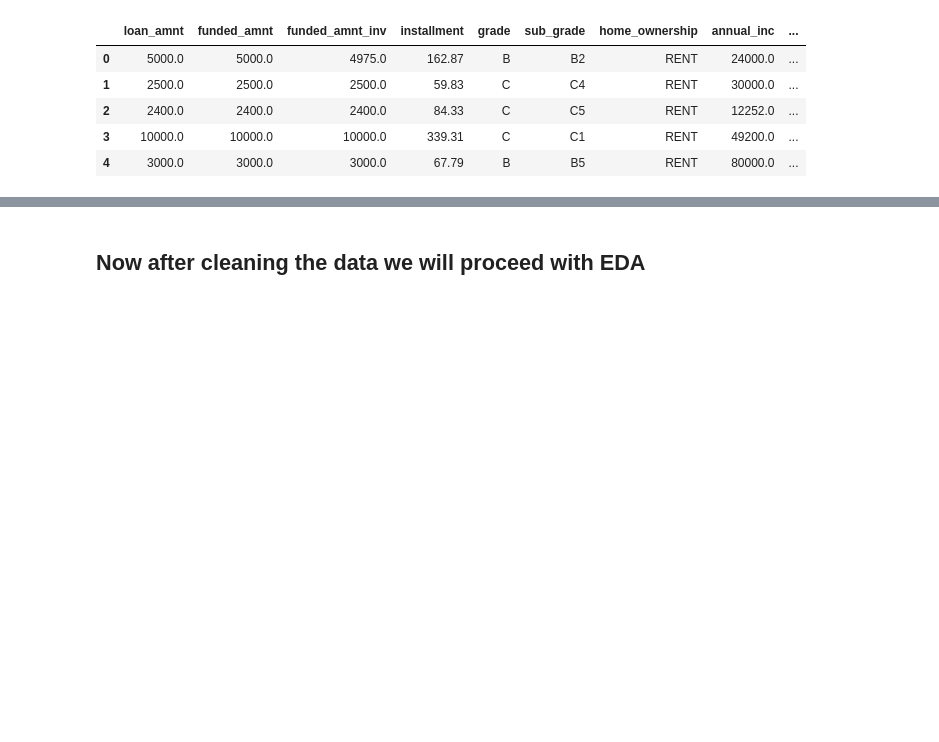
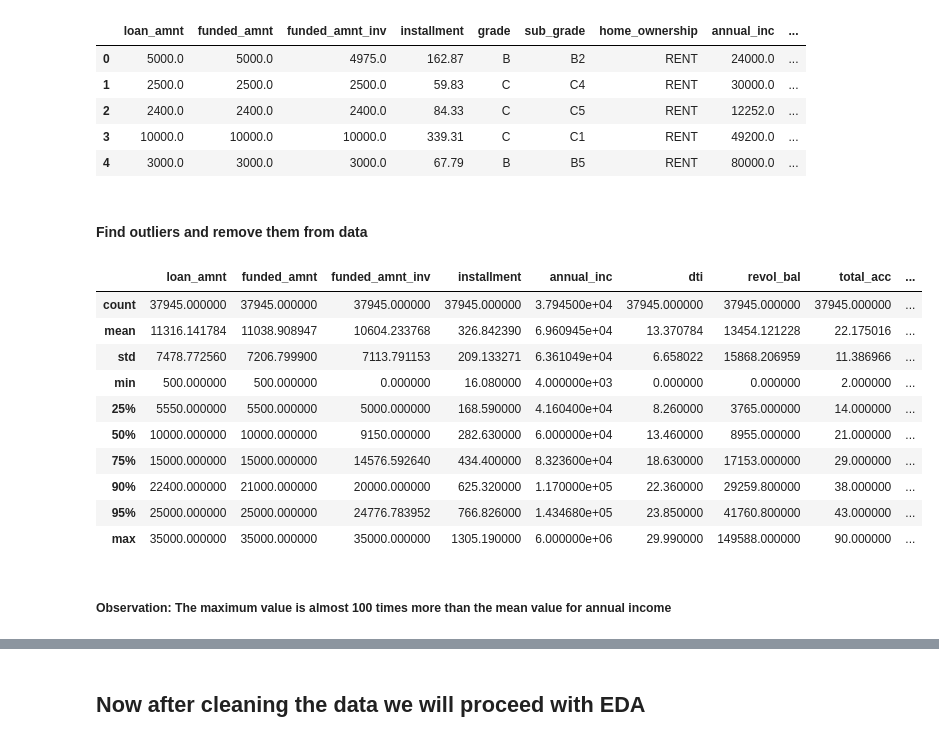
Before and after one commit to rainasharma/Lending-Club-Case-Study, a Jupyter notebook: Group_Raina_Sharma.ipynb, the cells around one changed output, grey strips where cells are left out. Drawn from its saved outputs; the diff is of its cells as text; code cells hidden in the pictures; blank space fills up the shorter version.

```diff
--- a/Group_Raina_Sharma.ipynb
+++ b/Group_Raina_Sharma.ipynb
@@ -391,6 +379,24 @@ loan_df.head()
 | 2 | 2400.0 | 2400.0 | 2400.0 | 84.33 | C | C5 | RENT | 12252.0 | ... |
 | 3 | 10000.0 | 10000.0 | 10000.0 | 339.31 | C | C1 | RENT | 49200.0 | ... |
 | 4 | 3000.0 | 3000.0 | 3000.0 | 67.79 | B | B5 | RENT | 80000.0 | ... |
+# %% [markdown]
+#### Find outliers and remove them from data
+# %%
+loan_df.describe(percentiles=[0.25,0.5,0.75,0.9,0.95])
+# %% [output]
+|  | loan_amnt | funded_amnt | funded_amnt_inv | installment | annual_inc | dti | revol_bal | total_acc | ... |
+| count | 37945.000000 | 37945.000000 | 37945.000000 | 37945.000000 | 3.794500e+04 | 37945.000000 | 37945.000000 | 37945.000000 | ... |
+| mean | 11316.141784 | 11038.908947 | 10604.233768 | 326.842390 | 6.960945e+04 | 13.370784 | 13454.121228 | 22.175016 | ... |
+| std | 7478.772560 | 7206.799900 | 7113.791153 | 209.133271 | 6.361049e+04 | 6.658022 | 15868.206959 | 11.386966 | ... |
+| min | 500.000000 | 500.000000 | 0.000000 | 16.080000 | 4.000000e+03 | 0.000000 | 0.000000 | 2.000000 | ... |
+| 25% | 5550.000000 | 5500.000000 | 5000.000000 | 168.590000 | 4.160400e+04 | 8.260000 | 3765.000000 | 14.000000 | ... |
+| 50% | 10000.000000 | 10000.000000 | 9150.000000 | 282.630000 | 6.000000e+04 | 13.460000 | 8955.000000 | 21.000000 | ... |
+| 75% | 15000.000000 | 15000.000000 | 14576.592640 | 434.400000 | 8.323600e+04 | 18.630000 | 17153.000000 | 29.000000 | ... |
+| 90% | 22400.000000 | 21000.000000 | 20000.000000 | 625.320000 | 1.170000e+05 | 22.360000 | 29259.800000 | 38.000000 | ... |
+| 95% | 25000.000000 | 25000.000000 | 24776.783952 | 766.826000 | 1.434680e+05 | 23.850000 | 41760.800000 | 43.000000 | ... |
+| max | 35000.000000 | 35000.000000 | 35000.000000 | 1305.190000 | 6.000000e+06 | 29.990000 | 149588.000000 | 90.000000 | ... |
+# %% [markdown]
+##### Observation: The maximum value is almost 100 times more than the mean value for annual income
 # %%
 # Checking outliers in each column
 sns.boxplot(loan_df['annual_inc'])
```
Also changed, not shown: parts of 21 cells of this notebook.
